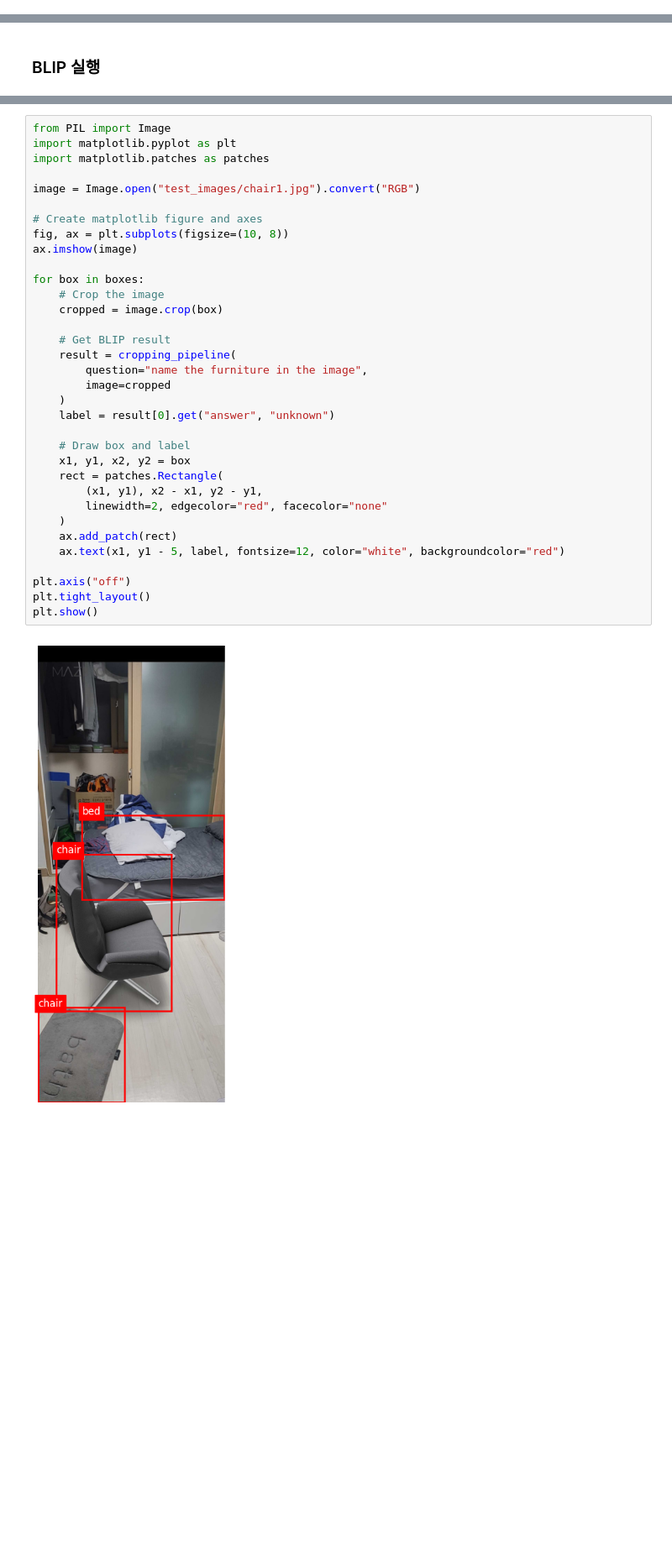
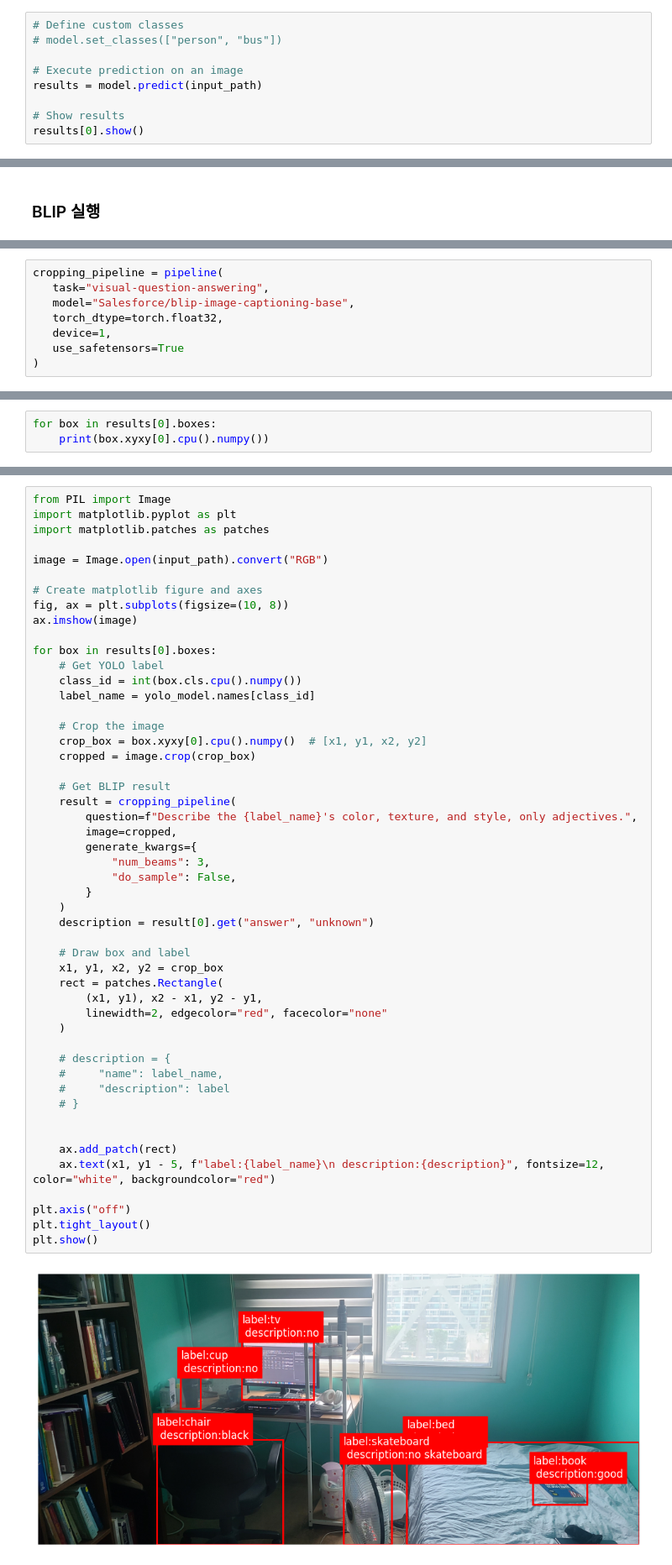
Before and after one commit to 2025-team-k-techeer/imgdsm_techeer_team_K, a Jupyter notebook: blip_crop_add.ipynb, the cells around one changed output, grey strips where cells are left out. Shown at 84% size. Drawn from its saved outputs; the diff is of its cells as text; blank space fills up the shorter version.

```diff
--- a/blip_crop_add.ipynb
+++ b/blip_crop_add.ipynb
@@ -57,0 +78,9 @@ array([[     104.88,      1205.4,      770.81,      2112.8],
+# %%
+# Define custom classes
+# model.set_classes(["person", "bus"])
+
+# Execute prediction on an image
+results = model.predict(input_path)
+
+# Show results
+results[0].show()
@@ -75,0 +107,8 @@ import matplotlib.pyplot as plt
+# %%
+cropping_pipeline = pipeline(
+   task="visual-question-answering",
+   model="Salesforce/blip-image-captioning-base",
+   torch_dtype=torch.float32,
+   device=1,
+   use_safetensors=True
+)
@@ -75,0 +120,3 @@ import matplotlib.pyplot as plt
+# %%
+for box in results[0].boxes:
+	print(box.xyxy[0].cpu().numpy())
@@ -76,36 +131,52 @@ import matplotlib.pyplot as plt
 # %%
 from PIL import Image
 import matplotlib.pyplot as plt
 import matplotlib.patches as patches
 
-image = Image.open("test_images/chair1.jpg").convert("RGB")
+image = Image.open(input_path).convert("RGB")
 
 # Create matplotlib figure and axes
 fig, ax = plt.subplots(figsize=(10, 8))
 ax.imshow(image)
 
-for box in boxes:
+for box in results[0].boxes:
+    # Get YOLO label
+    class_id = int(box.cls.cpu().numpy())
+    label_name = yolo_model.names[class_id]
+
     # Crop the image
-    cropped = image.crop(box)
+    crop_box = box.xyxy[0].cpu().numpy()  # [x1, y1, x2, y2]
+    cropped = image.crop(crop_box)
 
     # Get BLIP result
     result = cropping_pipeline(
-        question="name the furniture in the image",
-        image=cropped
+        question=f"Describe the {label_name}'s color, texture, and style, only adjectives.",
+        image=cropped,
+        generate_kwargs={
+            "num_beams": 3,
+            "do_sample": False,
+        }
     )
-    label = result[0].get("answer", "unknown")
+    description = result[0].get("answer", "unknown")
 
     # Draw box and label
-    x1, y1, x2, y2 = box
+    x1, y1, x2, y2 = crop_box
     rect = patches.Rectangle(
         (x1, y1), x2 - x1, y2 - y1,
         linewidth=2, edgecolor="red", facecolor="none"
     )
+
+    # description = {
+    #     "name": label_name,
+    #     "description": label
+    # }
+
+
     ax.add_patch(rect)
-    ax.text(x1, y1 - 5, label, fontsize=12, color="white", backgroundcolor="red")
+    ax.text(x1, y1 - 5, f"label:{label_name}\n description:{description}", fontsize=12, color="white", backgroundcolor="red")
 
 plt.axis("off")
 plt.tight_layout()
 plt.show()
 # %% [output]
-[figure, old version]
+[figure, new version]
```
Also changed, not shown: parts of 22 cells of this notebook, 2 other files.
